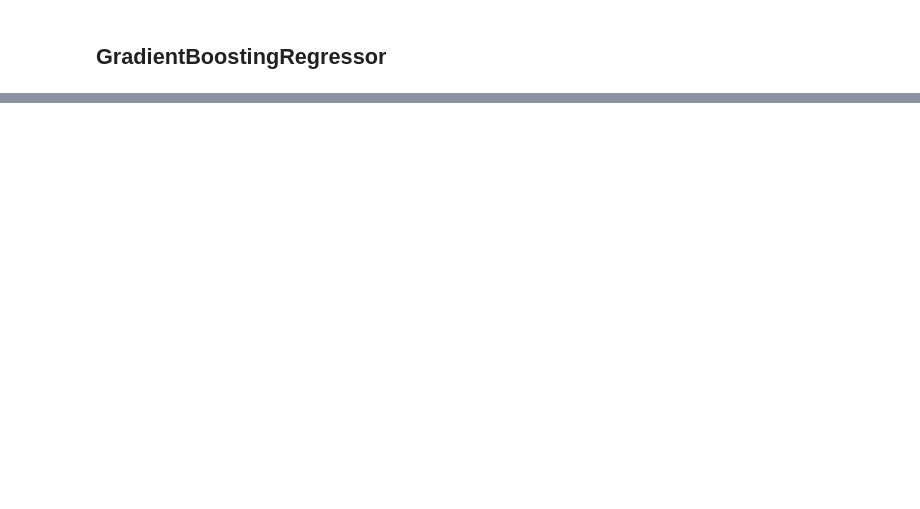
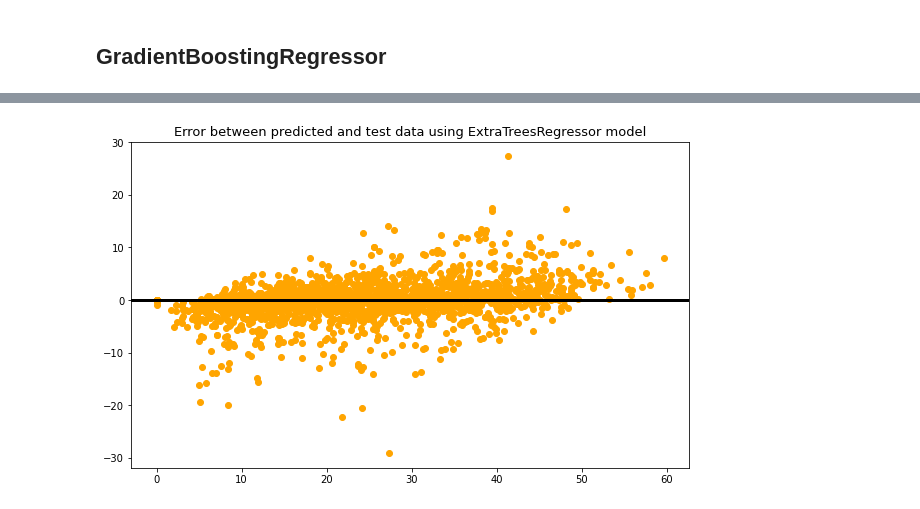
Before and after one commit to kajalDhun114/Seol-Bike-Sharing-Demand-Prediction, a Jupyter notebook: Bike_Sharing_Demand_Prediction_Capstone_Project.ipynb, the cells around one changed output, grey strips where cells are left out. Saved outputs shown, nothing was run; the diff lists cells and outputs as text; code cells hidden in the pictures; blank space fills up the shorter version.

```diff
--- a/Bike_Sharing_Demand_Prediction_Capstone_Project.ipynb
+++ b/Bike_Sharing_Demand_Prediction_Capstone_Project.ipynb
@@ -855,0 +901,19 @@ Adjusted R2 :  0.8169735987651849
+# %%
+# again training the ExtraTreesRegressor model to check the error between test data and predicted data
+from sklearn.model_selection import train_test_split
+X_train,X_test,y_train,y_test = train_test_split(X,y, test_size=0.25,random_state=42)
+# %%
+# fitting the extratreeregressor model
+model_best = ExtraTreesRegressor()
+model_best.fit(X_train,y_train)
+y_pred = model_best.predict(X_test)
+# %%
+# visualizing the error
+error = y_test - y_pred
+fig,ax =plt.subplots()
+ax.scatter(y_test,error,color='orange')
+ax.axhline(lw=3,color='black')
+plt.title("Error between predicted and test data using ExtraTreesRegressor model",fontsize=13)
+plt.show()
+# %% [output]
+[figure, added]
```
Also changed, not shown: parts of 14 cells of this notebook.
